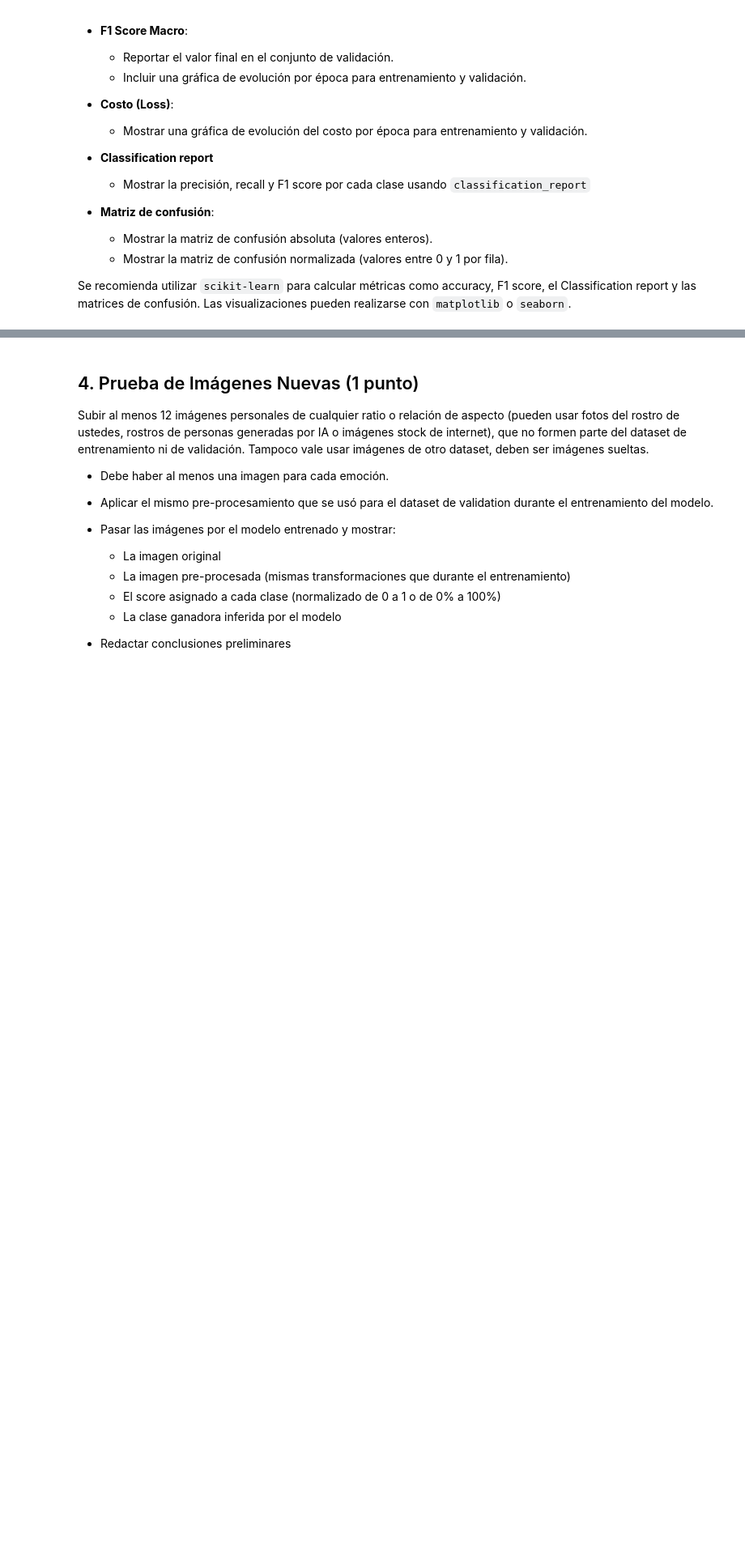
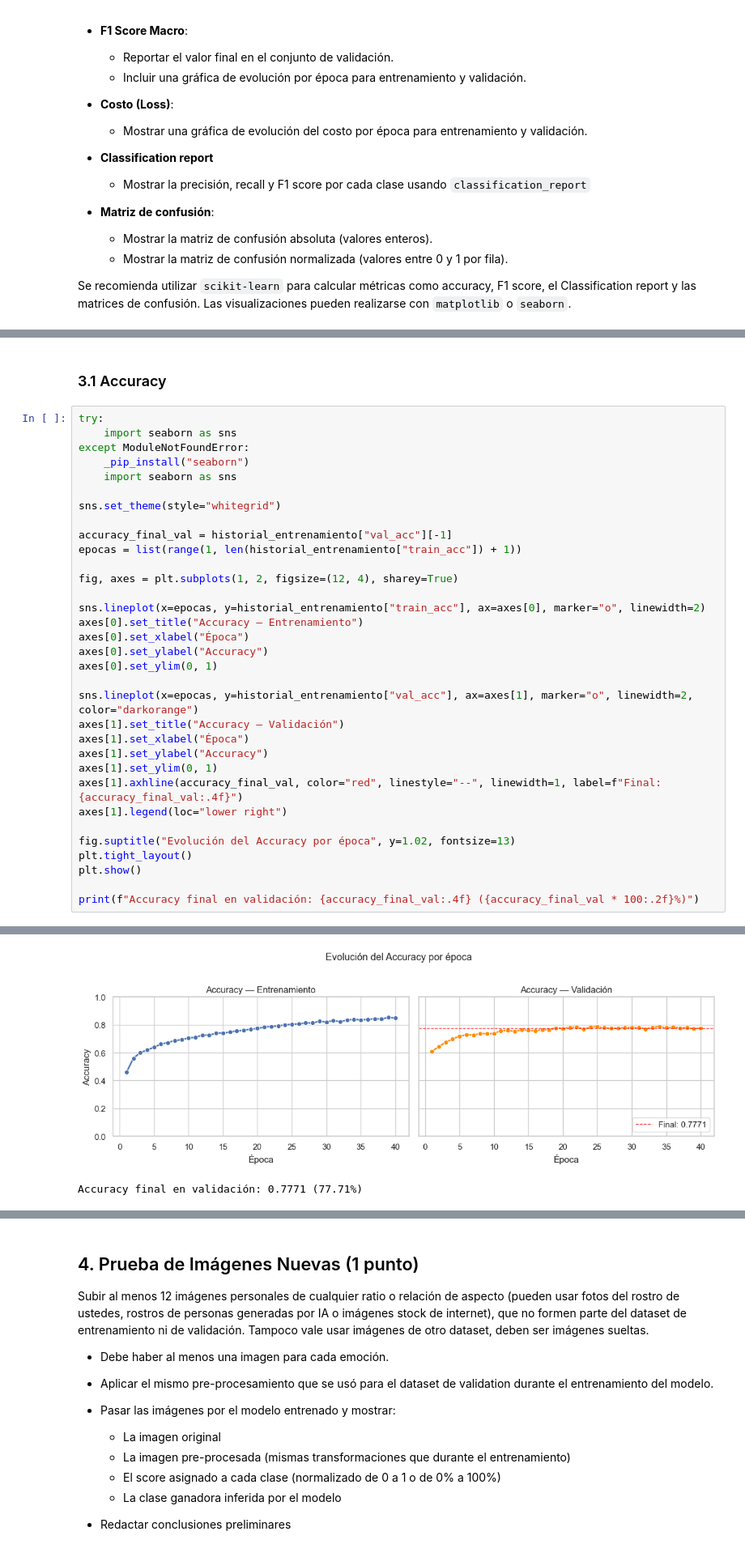
Before and after one commit to marcehluna/DVxC---Aprendizaje-Profundo---TP3, a Jupyter notebook: Luna-Marcelo-DL-TP3-CO24.ipynb, the cells around one changed output, grey strips where cells are left out. Shown at 81% size. Cells and saved outputs as stored; diff of their text form; blank space fills up the shorter version.

```diff
--- a/Luna-Marcelo-DL-TP3-CO24.ipynb
+++ b/Luna-Marcelo-DL-TP3-CO24.ipynb
@@ -529,0 +821,36 @@ Se recomienda utilizar `scikit-learn` para calcular métricas como accuracy, F1
+# %% [markdown]
+### 3.1 Accuracy
+# %%
+try:
+    import seaborn as sns
+except ModuleNotFoundError:
+    _pip_install("seaborn")
+    import seaborn as sns
+
+sns.set_theme(style="whitegrid")
+
+accuracy_final_val = historial_entrenamiento["val_acc"][-1]
+epocas = list(range(1, len(historial_entrenamiento["train_acc"]) + 1))
+
+fig, axes = plt.subplots(1, 2, figsize=(12, 4), sharey=True)
+
+sns.lineplot(x=epocas, y=historial_entrenamiento["train_acc"], ax=axes[0], marker="o", linewidth=2)
+axes[0].set_title("Accuracy — Entrenamiento")
+axes[0].set_xlabel("Época")
+axes[0].set_ylabel("Accuracy")
+axes[0].set_ylim(0, 1)
+
+sns.lineplot(x=epocas, y=historial_entrenamiento["val_acc"], ax=axes[1], marker="o", linewidth=2, color="darkorange")
+axes[1].set_title("Accuracy — Validación")
+axes[1].set_xlabel("Época")
+axes[1].set_ylabel("Accuracy")
+axes[1].set_ylim(0, 1)
+axes[1].axhline(accuracy_final_val, color="red", linestyle="--", linewidth=1, label=f"Final: {accuracy_final_val:.4f}")
+axes[1].legend(loc="lower right")
+
+fig.suptitle("Evolución del Accuracy por época", y=1.02, fontsize=13)
+plt.tight_layout()
+plt.show()
+
+print(f"Accuracy final en validación: {accuracy_final_val:.4f} ({accuracy_final_val * 100:.2f}%)")
+# %% [output]
@@ -529,0 +858,2 @@ Se recomienda utilizar `scikit-learn` para calcular métricas como accuracy, F1
+[figure, added]
+Accuracy final en validación: 0.7771 (77.71%)
```
Also changed, not shown: parts of 14 cells of this notebook, 48 other files.
